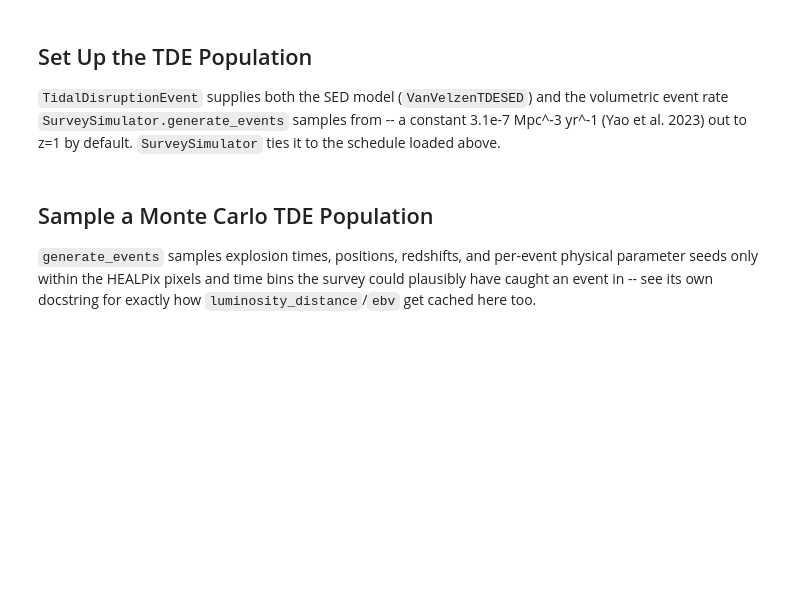
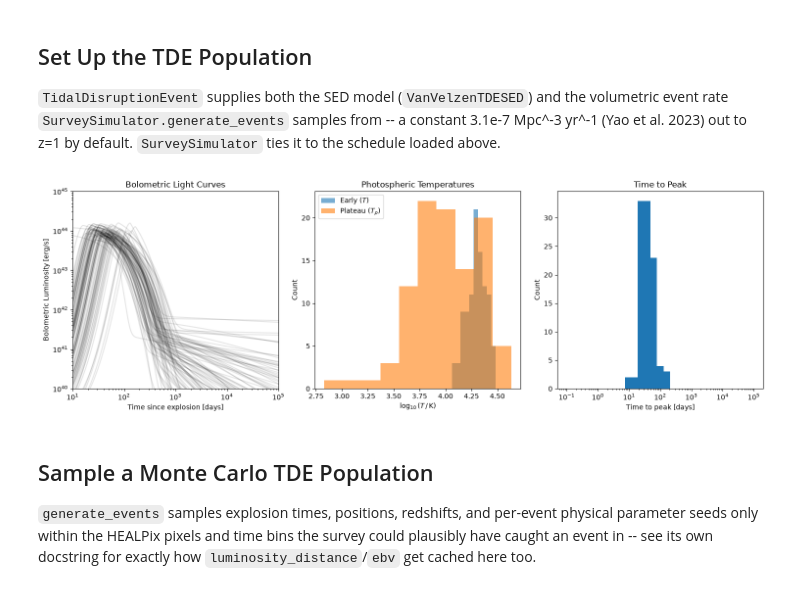
Before and after one commit to Eliza-Diggins/uvex-scheduler, a Jupyter notebook: transient_notebooks/tde_end_to_end_simulation.ipynb, the cells around one changed output. Cells and saved outputs as stored; diff of their text form; code cells hidden in the pictures; blank space fills up the shorter version.

Commit message:
feat: Added TDE plateau and relevant analyses.

```diff
--- a/transient_notebooks/tde_end_to_end_simulation.ipynb
+++ b/transient_notebooks/tde_end_to_end_simulation.ipynb
@@ -154,25 +155,45 @@ tde.redshift_limit = 1.3
 
 simulator = SurveySimulator(schedule, transients={"tde": tde}, simulation_seed=SIMULATION_SEED)
 # %%
-# Sample 100 random events and show their bolometric light curves (each aligned to its own
-# peak time, since t_peak = 5 * sigma_rise varies event to event), to sanity-check the
-# population's shape.
+# Sample the population's physical parameters and inspect its shape: bolometric light curves,
+# photospheric temperatures (early vs. plateau), and -- read off each curve's own numerical
+# maximum, not assumed -- the distribution of time-to-peak. Time is measured since explosion
+# throughout; t_peak = 5 * sigma_rise (`GREDLightcurve`'s own convention) varies event to event,
+# so it is *not* an alignment axis here.
 _rng = np.random.default_rng(0)
-t = np.geomspace(1e0, 1e3, 300) * u.day
+t = np.geomspace(1e-1, 1e5, 1000) * u.day
 
 parameters = tde.sed.sample_parameters(100, rng=_rng)
 L = tde.sed.eval_bolometric(t[:, np.newaxis], **parameters)
+temperature = parameters["temperature"]
+plateau_temperature = parameters["plateau_temperature"]
+t_peak = t[np.argmax(L, axis=0)]
 
-t_peak = t[np.argmax(L, axis=0)]
-t_aligned = t[:, np.newaxis] - t_peak
+fig, axes = plt.subplots(1, 3, figsize=(15, 5))
 
-fig, ax = plt.subplots()
-ax.semilogy(t_aligned, L, color="k", alpha=0.1)
-ax.set_xlabel("Time since peak [days]")
-ax.set_ylabel("Bolometric Luminosity [erg/s]")
-ax.set_xlim([-50, 350])
-ax.set_ylim([1e42, 1e45])
+axes[0].loglog(t, L, color="k", alpha=0.1)
+axes[0].set_xlabel("Time since explosion [days]")
+axes[0].set_ylabel("Bolometric Luminosity [erg/s]")
+axes[0].set_xlim([1e1, 1e5])
+axes[0].set_ylim([1e40, 1e45])
+axes[0].set_title("Bolometric Light Curves")
+
+axes[1].hist(np.log10(temperature.cgs.value), alpha=0.6, label="Early ($T$)")
+axes[1].hist(np.log10(plateau_temperature.cgs.value), alpha=0.6, label="Plateau ($T_p$)")
+axes[1].set_xlabel(r"$\log_{10}(T \, / \, \mathrm{K})$")
+axes[1].set_ylabel("Count")
+axes[1].set_title("Photospheric Temperatures")
+axes[1].legend()
+
+axes[2].hist(t_peak.value, bins=np.logspace(-1, 5, 30))
+axes[2].set_xscale("log")
+axes[2].set_xlabel("Time to peak [days]")
+axes[2].set_ylabel("Count")
+axes[2].set_title("Time to Peak")
+
 fig.tight_layout()
+# %% [output]
+[figure, added]
 # %% [markdown]
 ## Sample a Monte Carlo TDE Population
 
```
Also changed, not shown: parts of 17 cells of this notebook, 3 other files.
